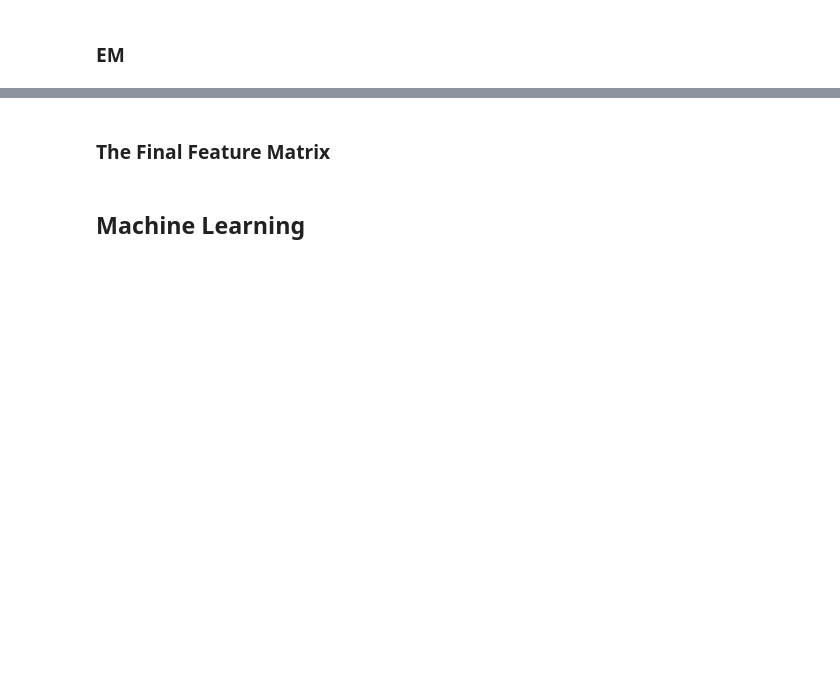
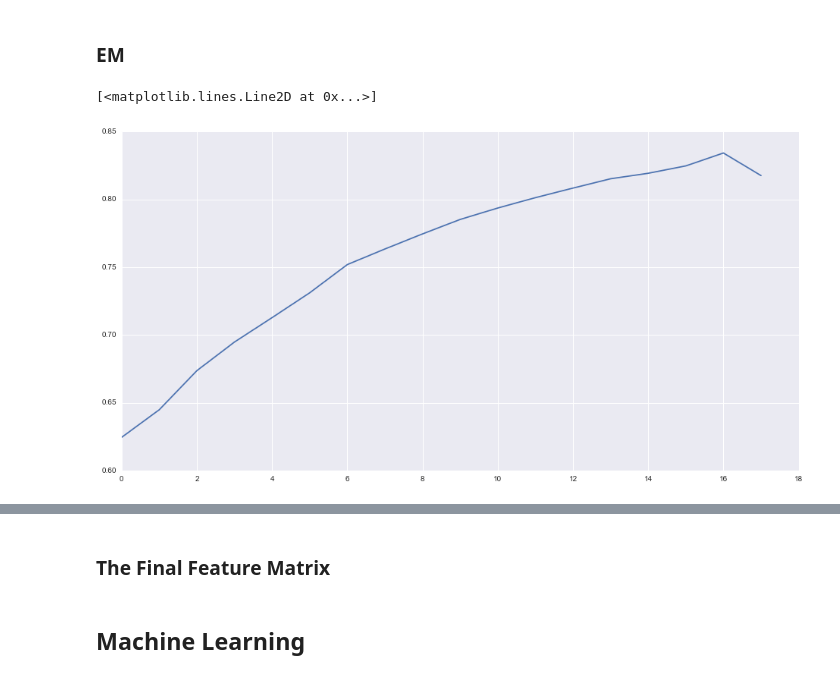
Before and after one commit to chensteven/MonkeyGame-Honours-Thesis, a Jupyter notebook: Thesis Paper.ipynb, the cells around one changed output, grey strips where cells are left out. Drawn from its saved outputs; the diff is of its cells as text; code cells hidden in the pictures; blank space fills up the shorter version.

```diff
--- a/Thesis Paper.ipynb
+++ b/Thesis Paper.ipynb
@@ -210,5 +210,16 @@ em_average[0]
+# %%
+em_overall = pd.concat(em_average)
+em_final = em_overall.reset_index().groupby('index').mean()
 # %% [markdown]
 ### EM
+# %%
+fig, ax = plt.subplots(figsize=(16, 8))
+trials = range(0, len(em_final))
+ax.plot(trials)
+ax.plot(trials, em_final['pmode1'])
+# %% [output]
+[<matplotlib.lines.Line2D at 0x...>]
+[figure, added]
 # %%
 fig, ax = plt.subplots(len(em_average), figsize=(12,38))
 for i in range(len(em_average)):
```
Also changed, not shown: parts of 2 cells of this notebook.
